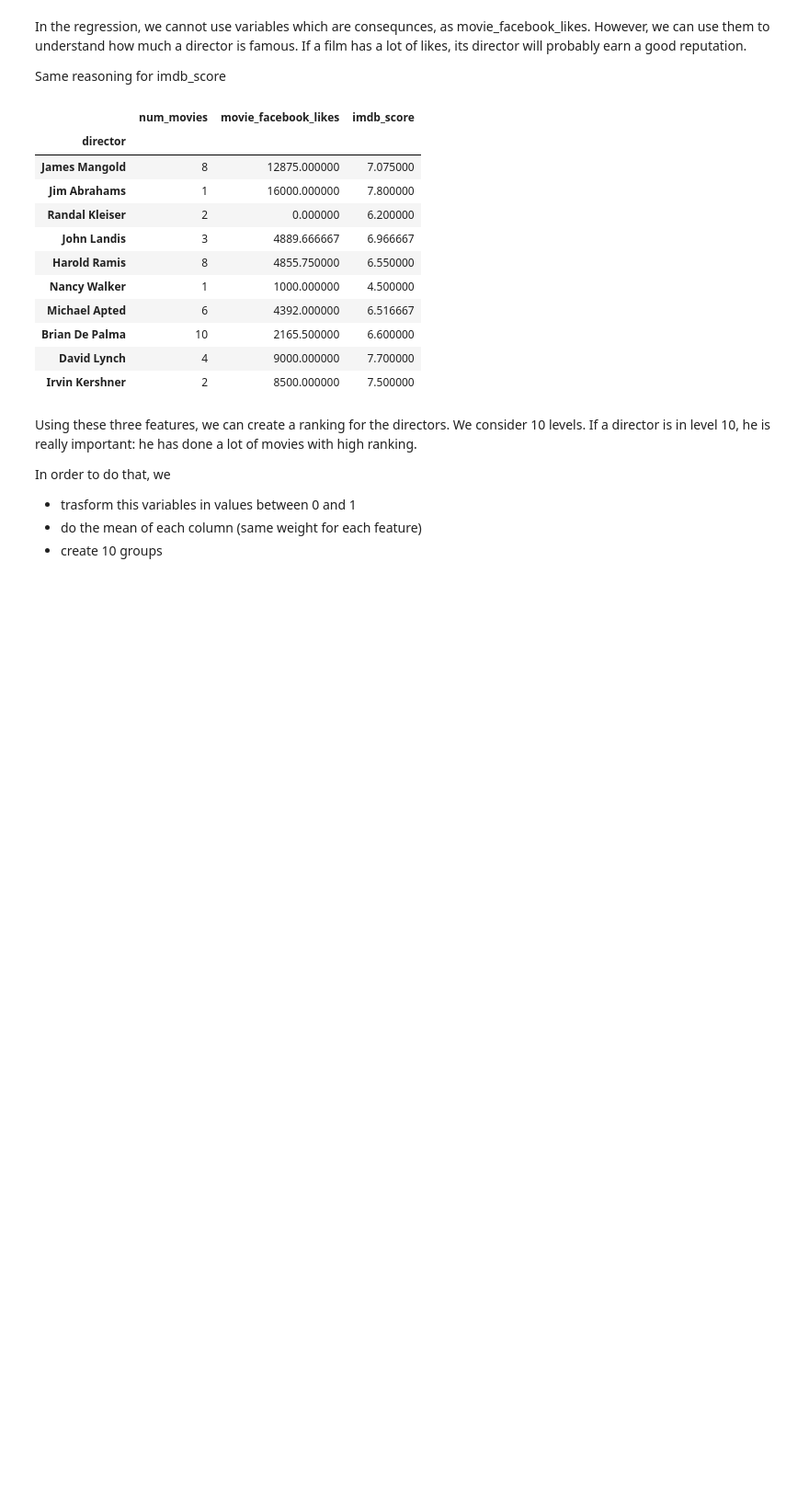
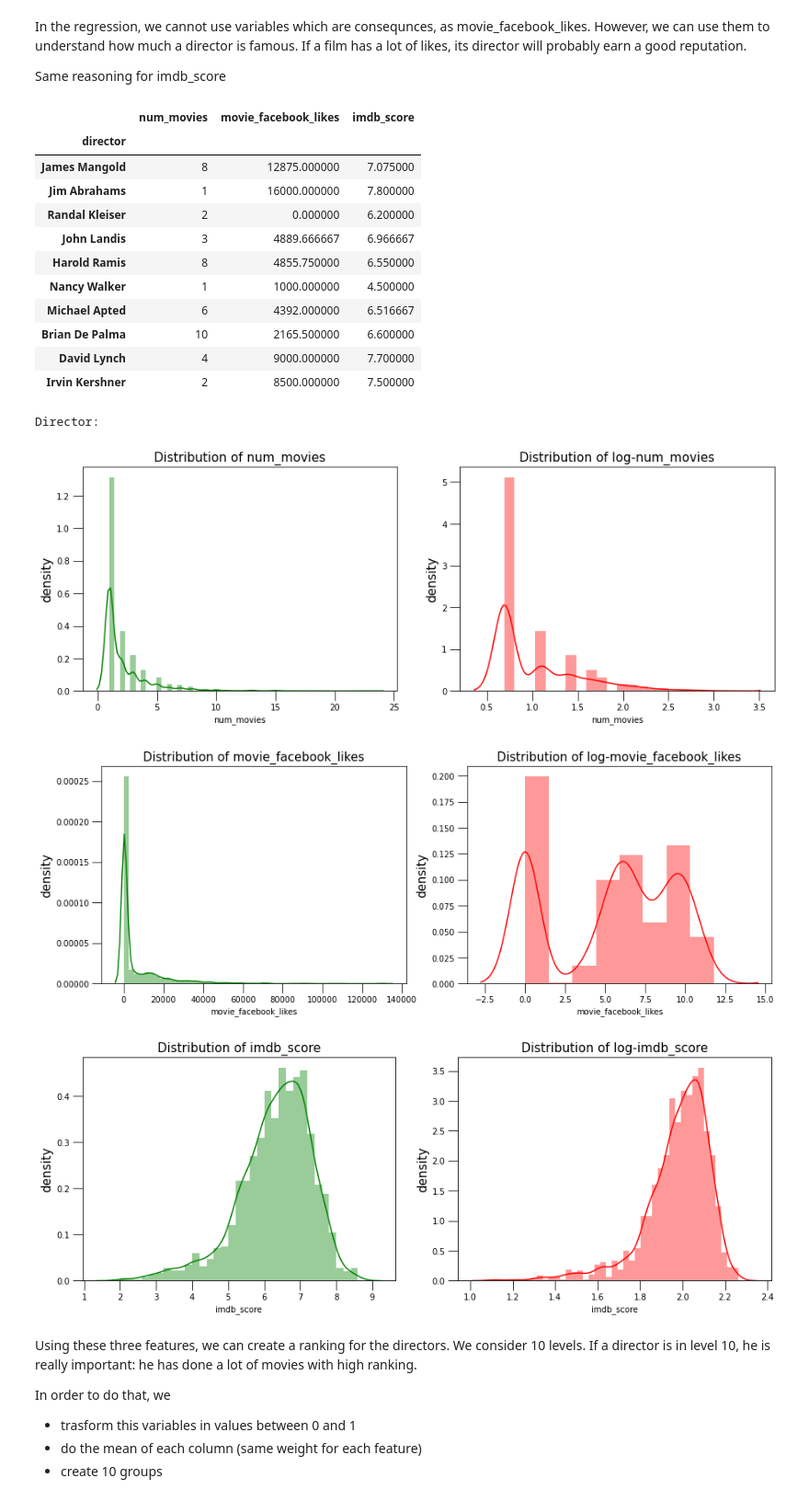
Before and after one commit to anitamezzetti/EPFL_Data_science_in_practice, a Jupyter notebook: Project/Feature_engineering.ipynb, the cells around one changed output. Shown at 92% size. Drawn from its saved outputs; the diff is of its cells as text; code cells hidden in the pictures; blank space fills up the shorter version.

```diff
--- a/Project/Feature_engineering.ipynb
+++ b/Project/Feature_engineering.ipynb
@@ -156,6 +166,22 @@ directors.head(10)
 | Brian De Palma | 10 | 2165.500000 | 6.600000 |
 | David Lynch | 4 | 9000.000000 | 7.700000 |
 | Irvin Kershner | 2 | 8500.000000 | 7.500000 |
+# %%
+print("Director:")
+for col in ["num_movies", "movie_facebook_likes", "imdb_score"]:
+    _, (ax1, ax2) = plt.subplots(figsize=(15,5), nrows=1, ncols=2)
+    sns.distplot(directors[col].fillna(0),color='g', ax=ax1)
+    sns.distplot(np.log(directors[col].fillna(0) + 1), color="r", ax=ax2)
+    for ax in (ax1, ax2):
+        ax.tick_params(size=12)
+        ax.set_ylabel("density", size=15)
+    ax1.set_title(f"Distribution of {col}", size=15)
+    ax2.set_title(f"Distribution of log-{col}", size=15)
+# %% [output]
+Director:
+[figure, added]
+[figure, added]
+[figure, added]
 # %% [markdown]
 Using these three features, we can create a ranking for the directors. We consider 10 levels. If a director is in level 10, he is really important: he has done a lot of movies with high ranking.
 
```
Also changed, not shown: parts of 24 cells of this notebook, 3 other files.
